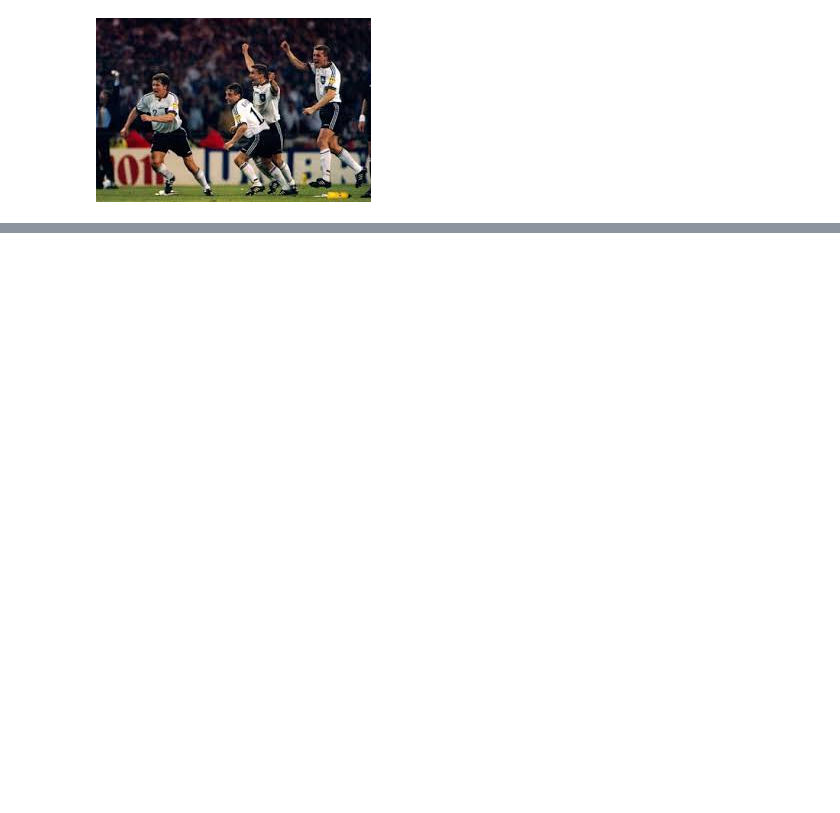
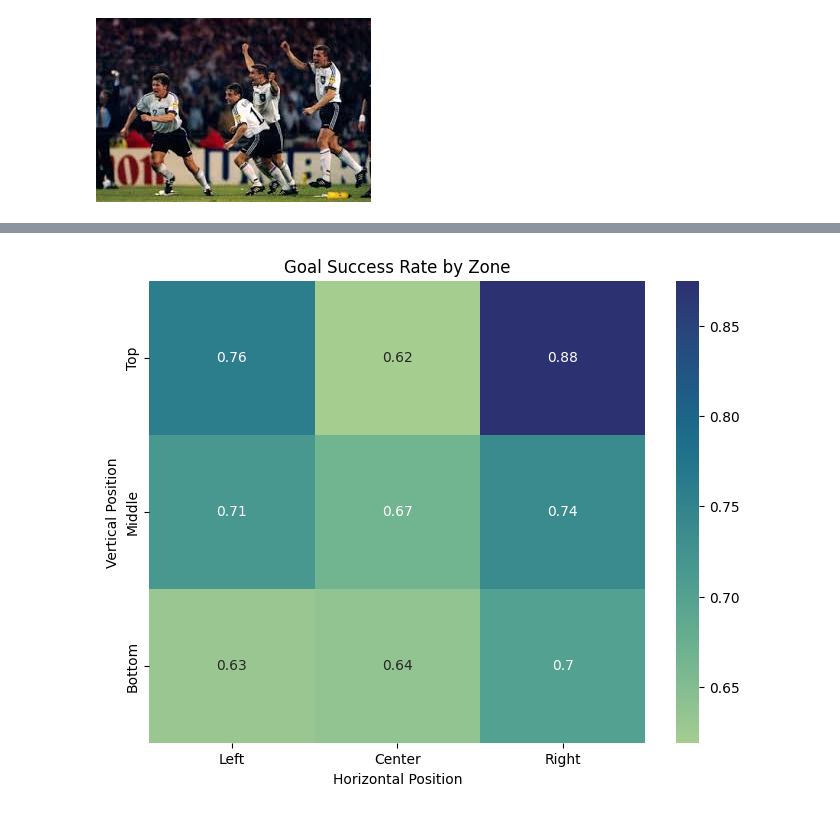
Before and after one commit to RolfeySBG/coffee-and-coding, a Jupyter notebook: Football Data with Pandas/walkthrough.ipynb, the cells around one changed output, grey strips where cells are left out. Saved outputs shown, nothing was run; the diff lists cells and outputs as text; code cells hidden in the pictures; blank space fills up the shorter version.

```diff
--- a/Football Data with Pandas/walkthrough.ipynb
+++ b/Football Data with Pandas/walkthrough.ipynb
@@ -233,0 +260,16 @@ If more data were collected:
+# %%
+# Calculate success rate by zone
+zone_success_heatmap = df.groupby('Zone')['Goal'].mean().reset_index()
+
+# Convert zone_success into a 3x3 matrix for heatmap
+heatmap_data = zone_success_heatmap.set_index('Zone').values.reshape(3, 3)
+
+# Plot heatmap
+plt.figure(figsize=(8, 6))
+sns.heatmap(heatmap_data, annot=True, cmap='crest', xticklabels=['Left', 'Center', 'Right'], yticklabels=['Top', 'Middle', 'Bottom'])
+plt.title('Goal Success Rate by Zone')
+plt.xlabel('Horizontal Position')
+plt.ylabel('Vertical Position')
+plt.show()
+# %% [output]
+[figure, added]
```
Also changed, not shown: parts of 65 cells of this notebook, 2 other files.
